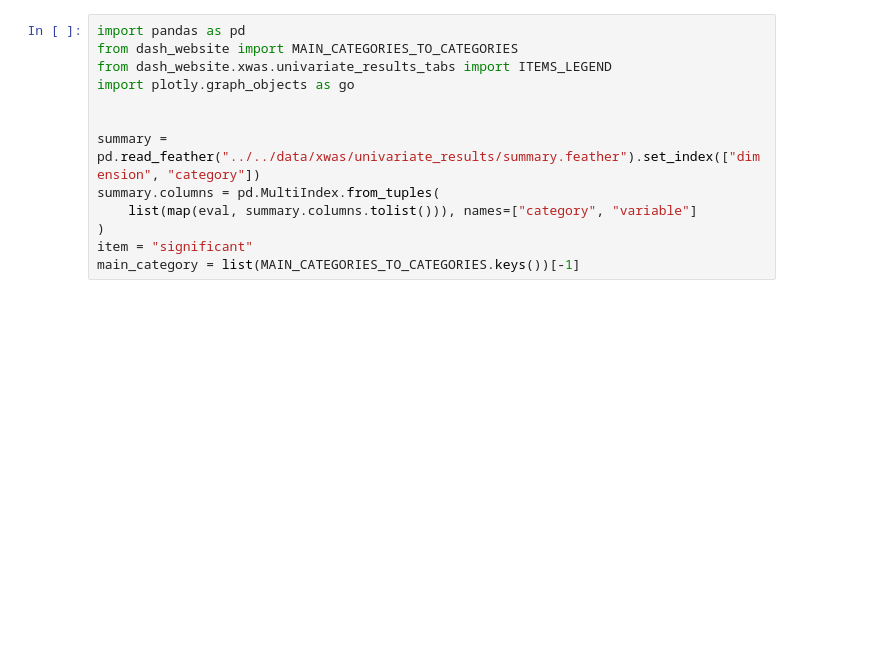
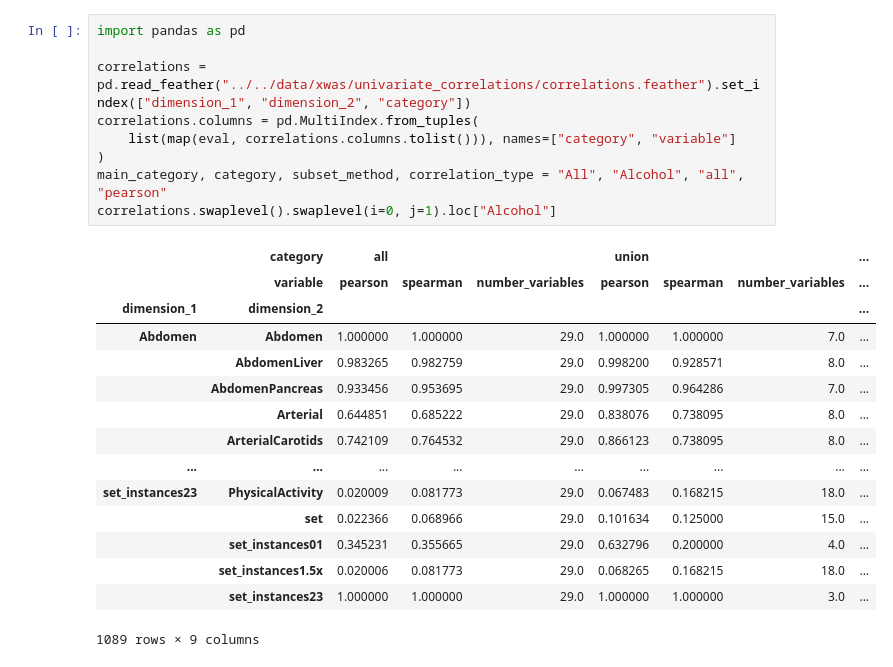
Before and after one commit to Deep-Learning-and-Aging/Website, a Jupyter notebook: dash_website/xwas/tries.ipynb, the cells around one changed output. Cells and saved outputs as stored; diff of their text form; blank space fills up the shorter version.

```diff
--- a/dash_website/xwas/tries.ipynb
+++ b/dash_website/xwas/tries.ipynb
@@ -1,13 +1,25 @@
 # %%
 import pandas as pd
-from dash_website import MAIN_CATEGORIES_TO_CATEGORIES
-from dash_website.xwas.univariate_results_tabs import ITEMS_LEGEND
-import plotly.graph_objects as go
 
-
-summary = pd.read_feather("../../data/xwas/univariate_results/summary.feather").set_index(["dimension", "category"])
-summary.columns = pd.MultiIndex.from_tuples(
-    list(map(eval, summary.columns.tolist())), names=["category", "variable"]
+correlations = pd.read_feather("../../data/xwas/univariate_correlations/correlations.feather").set_index(["dimension_1", "dimension_2", "category"])
+correlations.columns = pd.MultiIndex.from_tuples(
+    list(map(eval, correlations.columns.tolist())), names=["category", "variable"]
 )
-item = "significant"
-main_category = list(MAIN_CATEGORIES_TO_CATEGORIES.keys())[-1]
+main_category, category, subset_method, correlation_type = "All", "Alcohol", "all", "pearson"
+correlations.swaplevel().swaplevel(i=0, j=1).loc["Alcohol"]
+# %% [output]
+|  | category | all |  |  | union |  |  | ... |
+|  | variable | pearson | spearman | number_variables | pearson | spearman | number_variables | ... |
+| dimension_1 | dimension_2 |  |  |  |  |  |  | ... |
+| Abdomen | Abdomen | 1.000000 | 1.000000 | 29.0 | 1.000000 | 1.000000 | 7.0 | ... |
+|  | AbdomenLiver | 0.983265 | 0.982759 | 29.0 | 0.998200 | 0.928571 | 8.0 | ... |
+|  | AbdomenPancreas | 0.933456 | 0.953695 | 29.0 | 0.997305 | 0.964286 | 7.0 | ... |
+|  | Arterial | 0.644851 | 0.685222 | 29.0 | 0.838076 | 0.738095 | 8.0 | ... |
+|  | ArterialCarotids | 0.742109 | 0.764532 | 29.0 | 0.866123 | 0.738095 | 8.0 | ... |
+| ... | ... | ... | ... | ... | ... | ... | ... | ... |
+| set_instances23 | PhysicalActivity | 0.020009 | 0.081773 | 29.0 | 0.067483 | 0.168215 | 18.0 | ... |
+|  | set | 0.022366 | 0.068966 | 29.0 | 0.101634 | 0.125000 | 15.0 | ... |
+|  | set_instances01 | 0.345231 | 0.355665 | 29.0 | 0.632796 | 0.200000 | 4.0 | ... |
+|  | set_instances1.5x | 0.020006 | 0.081773 | 29.0 | 0.068265 | 0.168215 | 18.0 | ... |
+|  | set_instances23 | 1.000000 | 1.000000 | 29.0 | 1.000000 | 1.000000 | 3.0 | ... |
+1089 rows × 9 columns
```
Also changed, not shown: parts of 4 cells of this notebook, 10 other files.
